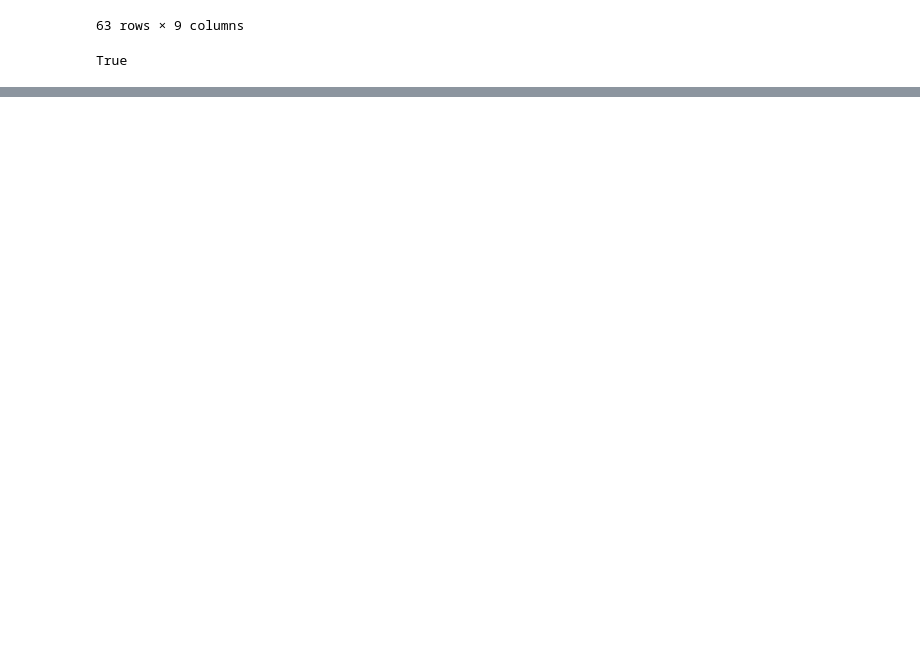
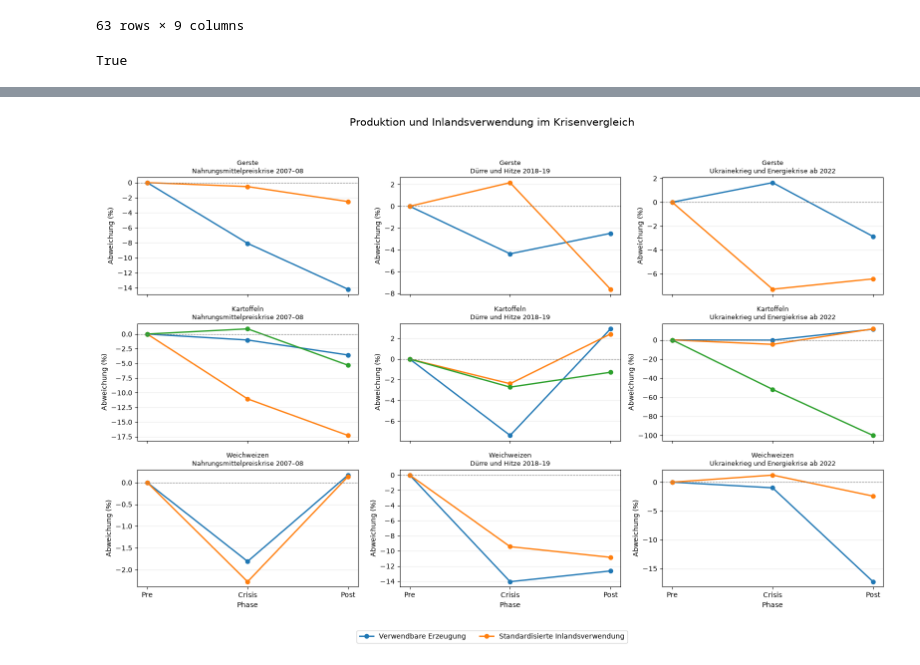
Before and after one commit to verveat/Agriculture_Crisis_Resilience, a Jupyter notebook: analysis/11_crisis_reference_niveau_method.ipynb, the cells around one changed output, grey strips where cells are left out. Cells and saved outputs as stored; diff of their text form; code cells hidden in the pictures; blank space fills up the shorter version.

```diff
--- a/analysis/11_crisis_reference_niveau_method.ipynb
+++ b/analysis/11_crisis_reference_niveau_method.ipynb
@@ -3093,0 +3142,4 @@ True
+# %%
+
+for parameter in krisen:
+    krise = parameter["name"]
@@ -3093,0 +3246,10 @@ True
+# %%
+
+# Fehlende Spalte "Wert" ergänzen
+analyse_krisen["Wert"] = np.nan
+
+for kennzahl in analyse_krisen["Kennzahl"].dropna().unique():
+    maske = analyse_krisen["Kennzahl"] == kennzahl
+    analyse_krisen.loc[maske, "Wert"] = analyse_krisen.loc[maske, kennzahl]
+
+print("Spalte 'Wert' wurde ergänzt.")
@@ -3093,0 +3443,70 @@ True
+# %%
+
+kennzahlen_1 = [
+    "Verwendbare_Erzeugung",
+    "Inlandsverwendung_standardisiert",
+    "Nahrungsverbrauch"
+]
+
+namen_1 = {
+    "Verwendbare_Erzeugung": "Verwendbare Erzeugung",
+    "Inlandsverwendung_standardisiert": "Standardisierte Inlandsverwendung",
+    "Nahrungsverbrauch": "Nahrungsverbrauch"
+}
+
+fig, axes = plt.subplots(
+    nrows=3, ncols=3,
+    figsize=(16, 11),
+    sharex=True
+)
+
+for zeile, produkt in enumerate(produkte_reihenfolge):
+    for spalte, krise in enumerate(krisen_reihenfolge):
+        ax = axes[zeile, spalte]
+
+        teil = phasenwerte[
+            (phasenwerte["Bilanz_Produkt"] == produkt) &
+            (phasenwerte["Krisenepisode"] == krise) &
+            (phasenwerte["Kennzahl"].isin(kennzahlen_1))
+        ]
+
+        for kennzahl in kennzahlen_1:
+            daten = (
+                teil[teil["Kennzahl"] == kennzahl]
+                .set_index("Phase")
+                .reindex(phasen)
+            )
+
+            if daten["Abweichung_pct"].notna().any():
+                ax.plot(
+                    phasen,
+                    daten["Abweichung_pct"],
+                    marker="o",
+                    linewidth=2,
+                    label=namen_1[kennzahl]
+                )
+
+        ax.axhline(0, color="gray", linewidth=0.8, linestyle="--")
+        ax.set_title(f"{produkt}\n{krise}", fontsize=9)
+        ax.set_ylabel("Abweichung (%)")
+        ax.grid(axis="y", alpha=0.25)
+
+        if zeile == 2:
+            ax.set_xlabel("Phase")
+
+handles, labels = axes[0, 0].get_legend_handles_labels()
+fig.legend(
+    handles, labels,
+    loc="lower center",
+    ncol=3,
+    bbox_to_anchor=(0.5, 0.015)
+)
+
+fig.suptitle(
+    "Produktion und Inlandsverwendung im Krisenvergleich",
+    fontsize=15
+)
+plt.tight_layout(rect=[0, 0.07, 1, 0.95])
+plt.show()
+# %% [output]
+[figure, added]
```
Also changed, not shown: parts of 26 cells of this notebook.
